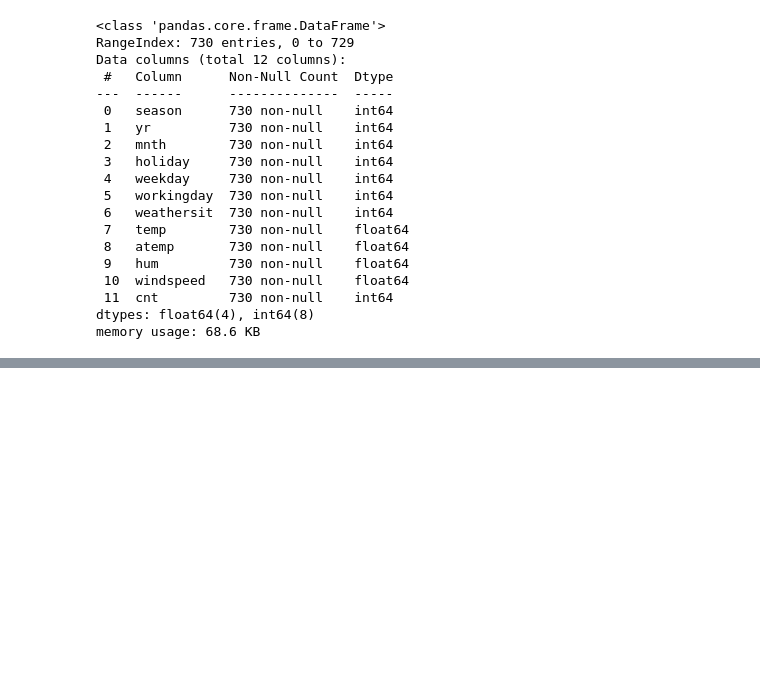
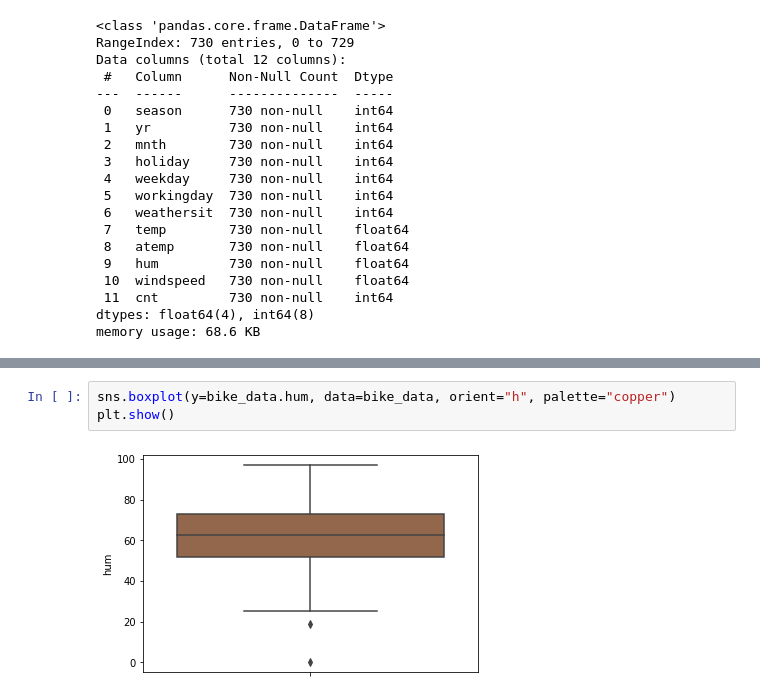
Before and after one commit to taruj/BikeSharing_Assignment, a Jupyter notebook: BikeSharing_Assignment.ipynb, the cells around one changed output, grey strips where cells are left out. Cells and saved outputs as stored; diff of their text form; blank space fills up the shorter version.

```diff
--- a/BikeSharing_Assignment.ipynb
+++ b/BikeSharing_Assignment.ipynb
@@ -194,0 +249,5 @@ bike_data.corr()
+# %%
+sns.boxplot(y=bike_data.hum, data=bike_data, orient="h", palette="copper")
+plt.show()
+# %% [output]
+[figure, added]
```
Also changed, not shown: parts of 39 cells of this notebook.
